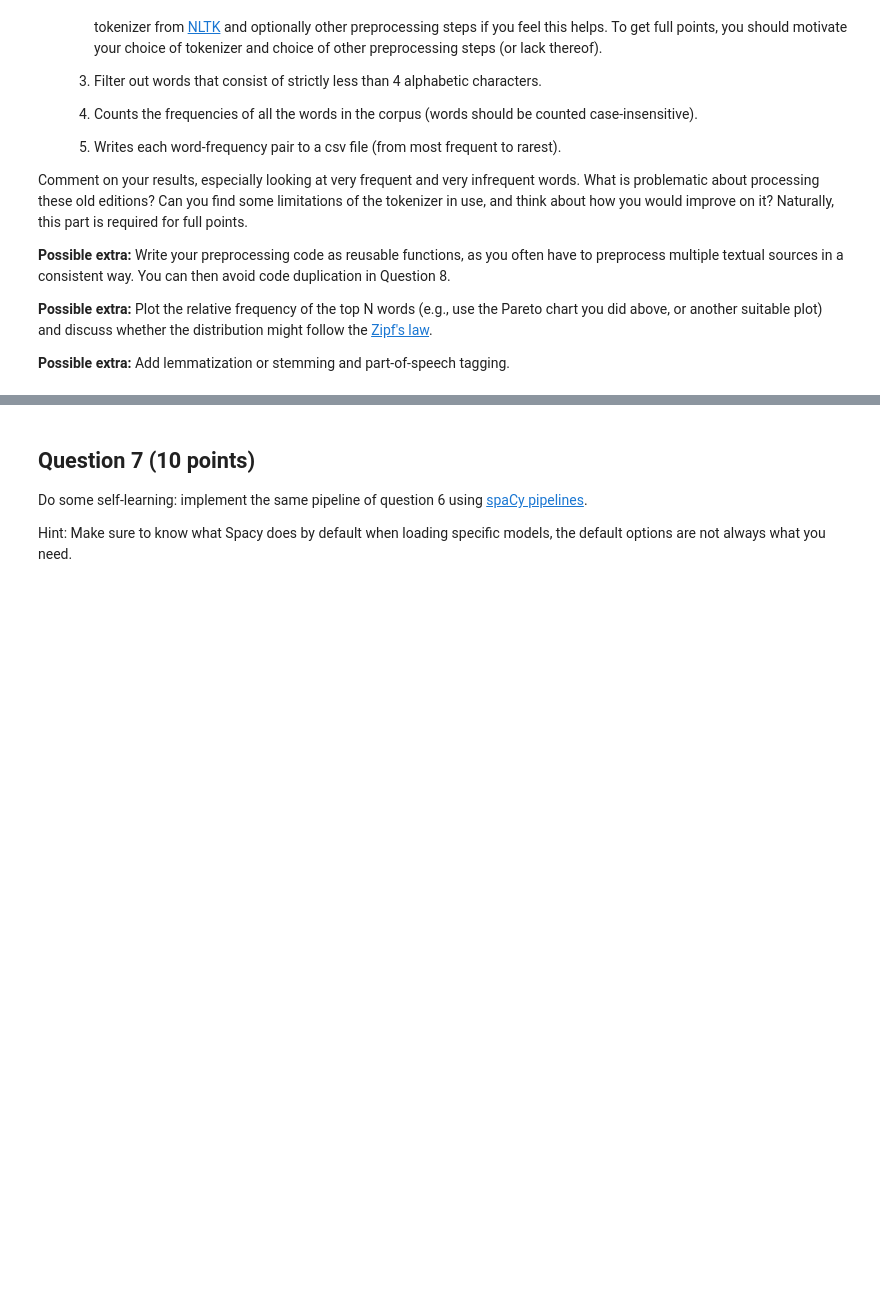
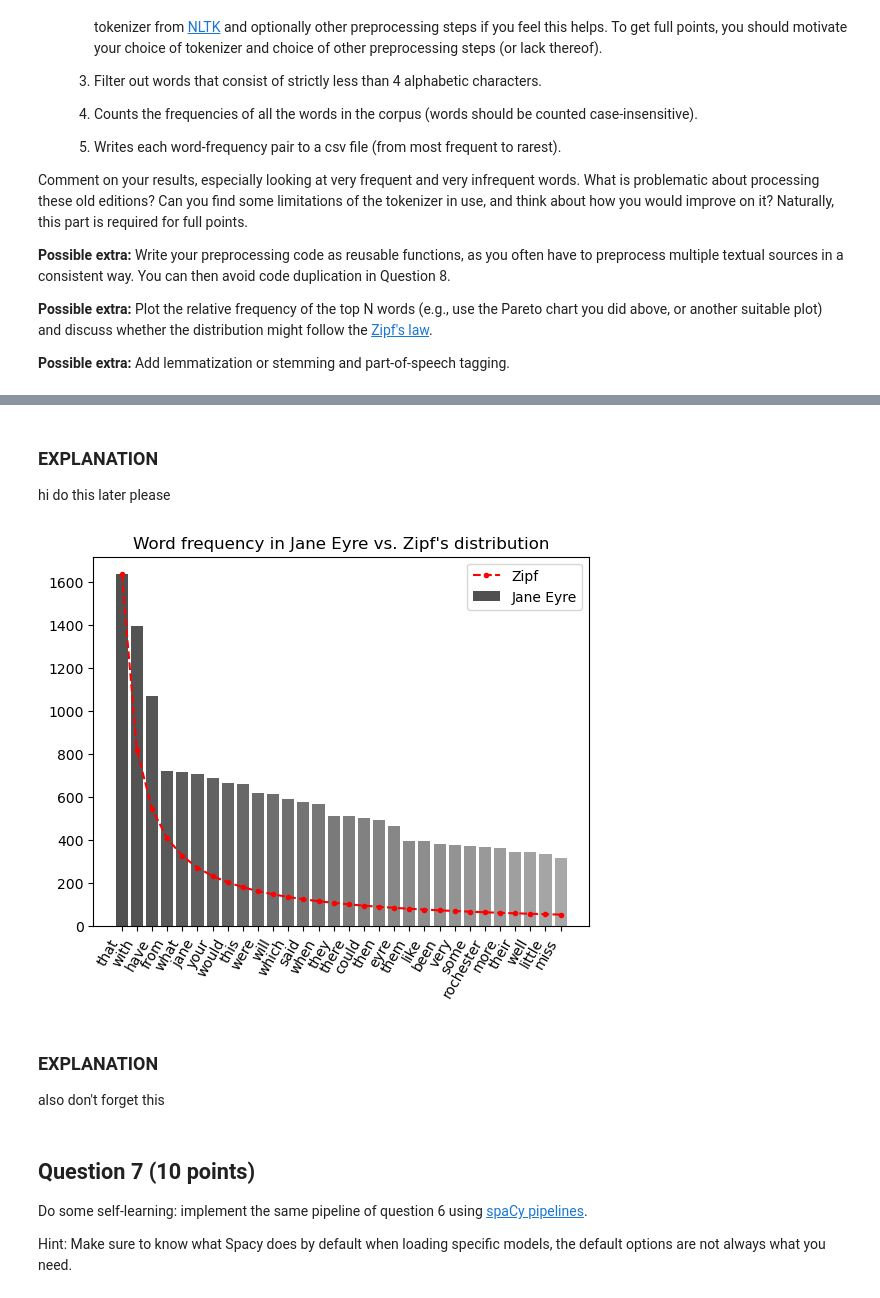
Before and after one commit to zhao-rry/AUC_TM_2025, a Jupyter notebook: my_stuff/ass1_harry/notebook.ipynb, the cells around one changed output, grey strips where cells are left out. Drawn from its saved outputs; the diff is of its cells as text; code cells hidden in the pictures; blank space fills up the shorter version.

```diff
--- a/my_stuff/ass1_harry/notebook.ipynb
+++ b/my_stuff/ass1_harry/notebook.ipynb
@@ -330,3 +505,48 @@ Comment on your results, especially looking at very frequent and very infrequent
+# %% [markdown]
+<h3> EXPLANATION </h3>
+
+hi do this later please
+# %%
+# visualisation
+
+ax = plt.subplots()[1]
+je_head = {
+    k: v for k, v in list(je_freq.items())[:30]
+}
+gradient = [
+    tuple(
+        [(80 + ((227 - 135) / len(je_head)) * i) / 256] * 3
+    )
+    for i in range(len(je_head))
+]
+
+ax.bar(
+    je_head.keys(),
+    je_head.values(),
+    label = "Jane Eyre",
+    color = gradient
+)
+
+max_freq = list(je_head.values())[0]
+zipf = [max_freq * (1 / (i + 1)) for i in range(30)]
+
+ax.plot(
+    je_head.keys(),
+    zipf,
+    label = "Zipf",
+    ls = "--", marker = ".", color = "r"
+)
+
+ax.legend()
+ax.set_title("Word frequency in Jane Eyre vs. Zipf's distribution")
+plt.xticks(rotation = 60, ha = "right")
+plt.show()
+# %% [output]
+[figure, added]
+# %% [markdown]
+<h3> EXPLANATION </h3>
+
+also don't forget this
 # %% [markdown]
 ## Question 7 (10 points)
 
```
Also changed, not shown: parts of 15 cells of this notebook.
